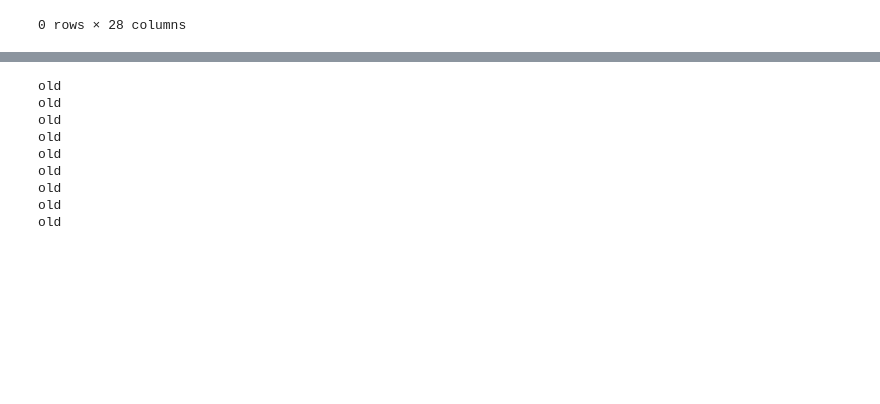
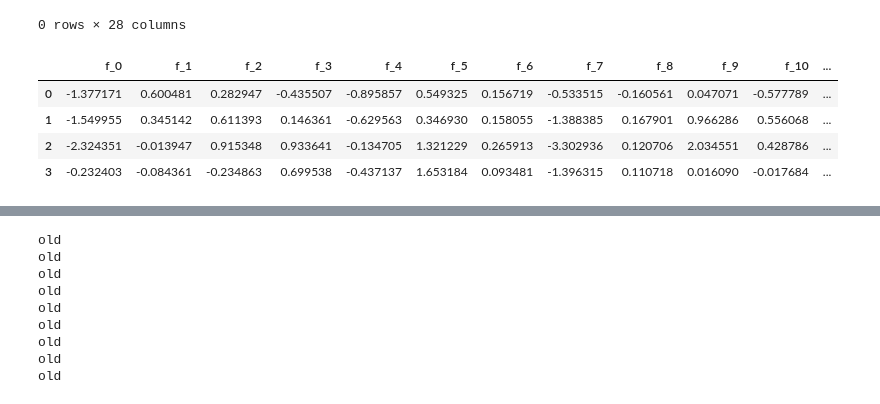
Before and after one commit to cbg-ethz/pybda, a Jupyter notebook: 3-clustering/notebooks/test_pandas_io.ipynb, the cells around one changed output, grey strips where cells are left out. Saved outputs shown, nothing was run; the diff lists cells and outputs as text; code cells hidden in the pictures; blank space fills up the shorter version.

```diff
--- a/3-clustering/notebooks/test_pandas_io.ipynb
+++ b/3-clustering/notebooks/test_pandas_io.ipynb
@@ -32,3 +32,13 @@ df[df.prediction == 1]
 # %% [output]
 |  | study | pathogen | library | design | replicate | plate | well | gene | sirna | well_type | ... |
 0 rows × 28 columns
+# %%
+s = pandas.read_csv(files[0], sep="\t", nrows=1000, usecols=lambda x: x.startswith("f_"))
+# %%
+s
+# %% [output]
+|  | f_0 | f_1 | f_2 | f_3 | f_4 | f_5 | f_6 | f_7 | f_8 | f_9 | f_10 | ... |
+| 0 | -1.377171 | 0.600481 | 0.282947 | -0.435507 | -0.895857 | 0.549325 | 0.156719 | -0.533515 | -0.160561 | 0.047071 | -0.577789 | ... |
+| 1 | -1.549955 | 0.345142 | 0.611393 | 0.146361 | -0.629563 | 0.346930 | 0.158055 | -1.388385 | 0.167901 | 0.966286 | 0.556068 | ... |
+| 2 | -2.324351 | -0.013947 | 0.915348 | 0.933641 | -0.134705 | 1.321229 | 0.265913 | -3.302936 | 0.120706 | 2.034551 | 0.428786 | ... |
+| 3 | -0.232403 | -0.084361 | -0.234863 | 0.699538 | -0.437137 | 1.653184 | 0.093481 | -1.396315 | 0.110718 | 0.016090 | -0.017684 | ... |
```
Also changed, not shown: parts of 15 cells of this notebook, 1 other file.
